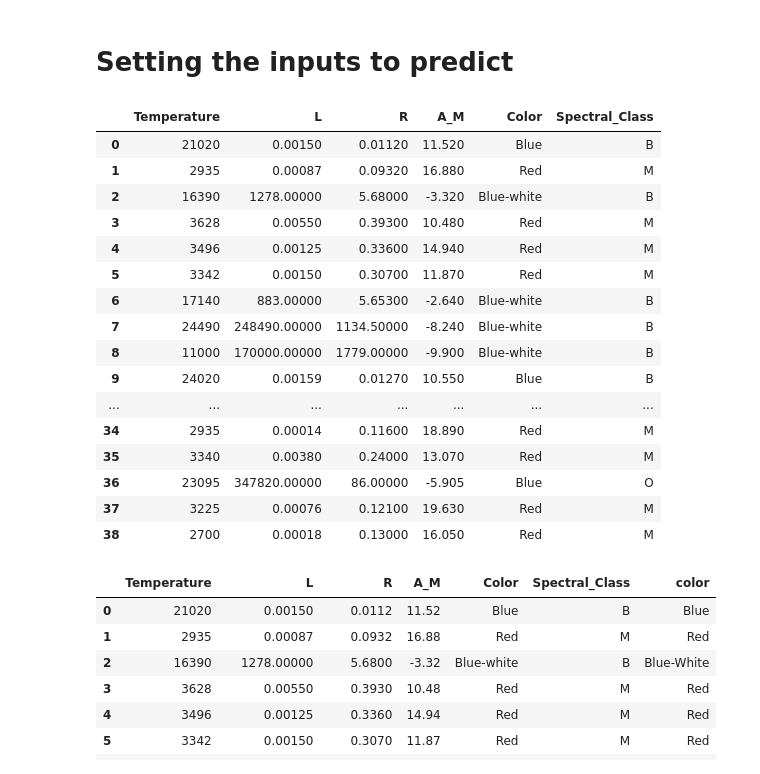
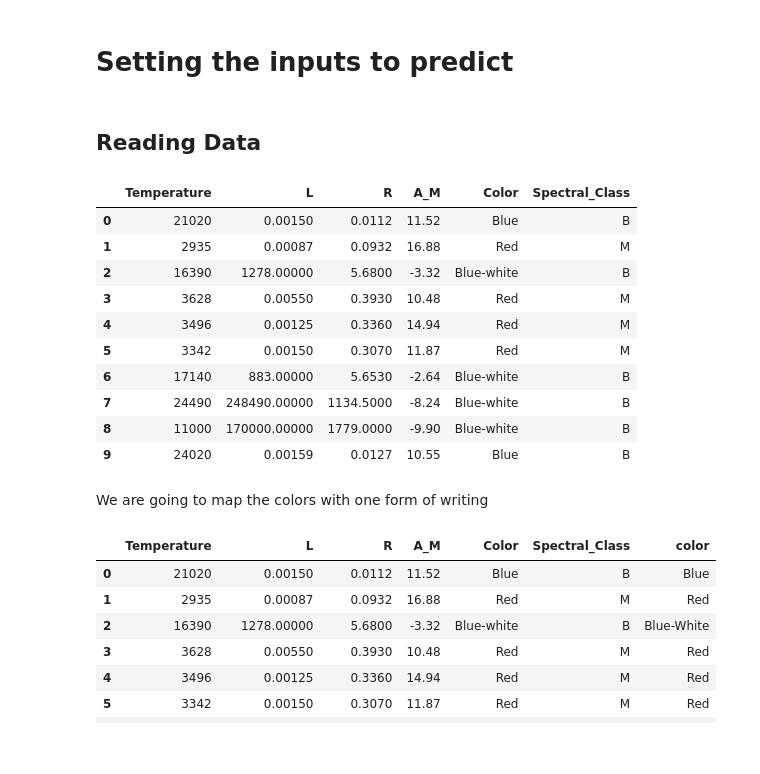
Before and after one commit to juslan/Practica_7, a Jupyter notebook: star-classification.ipynb, the cells around one changed output. Drawn from its saved outputs; the diff is of its cells as text; code cells hidden in the pictures; blank space fills up the shorter version.

```diff
--- a/star-classification.ipynb
+++ b/star-classification.ipynb
@@ -388,28 +417,26 @@ df
 | 39 | 5 | 5 |
 # %% [markdown]
 # Setting the inputs to predict
+# %% [markdown]
+## Reading Data
 # %%
 csv_file = 'test_ds.csv'
 dfp = pd.read_csv(csv_file, header=0)
-dfp
+dfp[0:10]
 # %% [output]
 |  | Temperature | L | R | A_M | Color | Spectral_Class |
-| 0 | 21020 | 0.00150 | 0.01120 | 11.520 | Blue | B |
-| 1 | 2935 | 0.00087 | 0.09320 | 16.880 | Red | M |
-| 2 | 16390 | 1278.00000 | 5.68000 | -3.320 | Blue-white | B |
-| 3 | 3628 | 0.00550 | 0.39300 | 10.480 | Red | M |
-| 4 | 3496 | 0.00125 | 0.33600 | 14.940 | Red | M |
-| 5 | 3342 | 0.00150 | 0.30700 | 11.870 | Red | M |
-| 6 | 17140 | 883.00000 | 5.65300 | -2.640 | Blue-white | B |
-| 7 | 24490 | 248490.00000 | 1134.50000 | -8.240 | Blue-white | B |
-| 8 | 11000 | 170000.00000 | 1779.00000 | -9.900 | Blue-white | B |
-| 9 | 24020 | 0.00159 | 0.01270 | 10.550 | Blue | B |
-| ... | ... | ... | ... | ... | ... | ... |
-| 34 | 2935 | 0.00014 | 0.11600 | 18.890 | Red | M |
-| 35 | 3340 | 0.00380 | 0.24000 | 13.070 | Red | M |
-| 36 | 23095 | 347820.00000 | 86.00000 | -5.905 | Blue | O |
-| 37 | 3225 | 0.00076 | 0.12100 | 19.630 | Red | M |
-| 38 | 2700 | 0.00018 | 0.13000 | 16.050 | Red | M |
+| 0 | 21020 | 0.00150 | 0.0112 | 11.52 | Blue | B |
+| 1 | 2935 | 0.00087 | 0.0932 | 16.88 | Red | M |
+| 2 | 16390 | 1278.00000 | 5.6800 | -3.32 | Blue-white | B |
+| 3 | 3628 | 0.00550 | 0.3930 | 10.48 | Red | M |
+| 4 | 3496 | 0.00125 | 0.3360 | 14.94 | Red | M |
+| 5 | 3342 | 0.00150 | 0.3070 | 11.87 | Red | M |
+| 6 | 17140 | 883.00000 | 5.6530 | -2.64 | Blue-white | B |
+| 7 | 24490 | 248490.00000 | 1134.5000 | -8.24 | Blue-white | B |
+| 8 | 11000 | 170000.00000 | 1779.0000 | -9.90 | Blue-white | B |
+| 9 | 24020 | 0.00159 | 0.0127 | 10.55 | Blue | B |
+# %% [markdown]
+We are going to map the colors with one form of writing
 # %%
 color_mapper={
     'Blue-white':'Blue-White',
```
Also changed, not shown: parts of 40 cells of this notebook, 9 other files.
